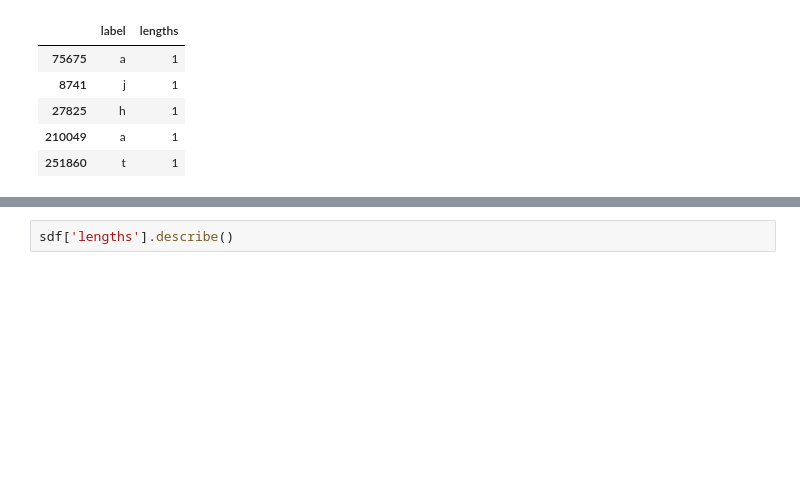
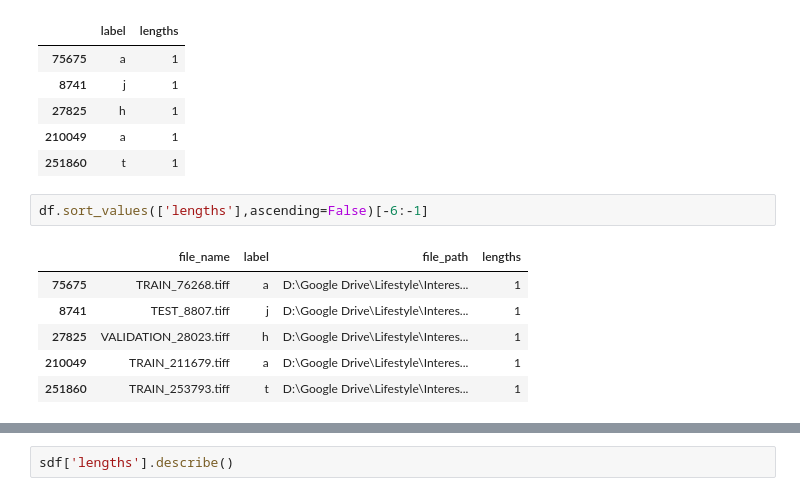
Before and after one commit to faraz-g/handwriting-recognition, a Jupyter notebook: notebooks/text analysis.ipynb, the cells around one changed output, grey strips where cells are left out. Cells and saved outputs as stored; diff of their text form; blank space fills up the shorter version.

```diff
--- a/notebooks/text analysis.ipynb
+++ b/notebooks/text analysis.ipynb
@@ -136,3 +150,12 @@ sdf.sort_values(['lengths'],ascending=False)[-6:-1]
 | 27825 | h | 1 |
 | 210049 | a | 1 |
 | 251860 | t | 1 |
+# %%
+df.sort_values(['lengths'],ascending=False)[-6:-1]
+# %% [output]
+|  | file_name | label | file_path | lengths |
+| 75675 | TRAIN_76268.tiff | a | D:\Google Drive\Lifestyle\Interes... | 1 |
+| 8741 | TEST_8807.tiff | j | D:\Google Drive\Lifestyle\Interes... | 1 |
+| 27825 | VALIDATION_28023.tiff | h | D:\Google Drive\Lifestyle\Interes... | 1 |
+| 210049 | TRAIN_211679.tiff | a | D:\Google Drive\Lifestyle\Interes... | 1 |
+| 251860 | TRAIN_253793.tiff | t | D:\Google Drive\Lifestyle\Interes... | 1 |
```
Also changed, not shown: parts of 3 cells of this notebook.
